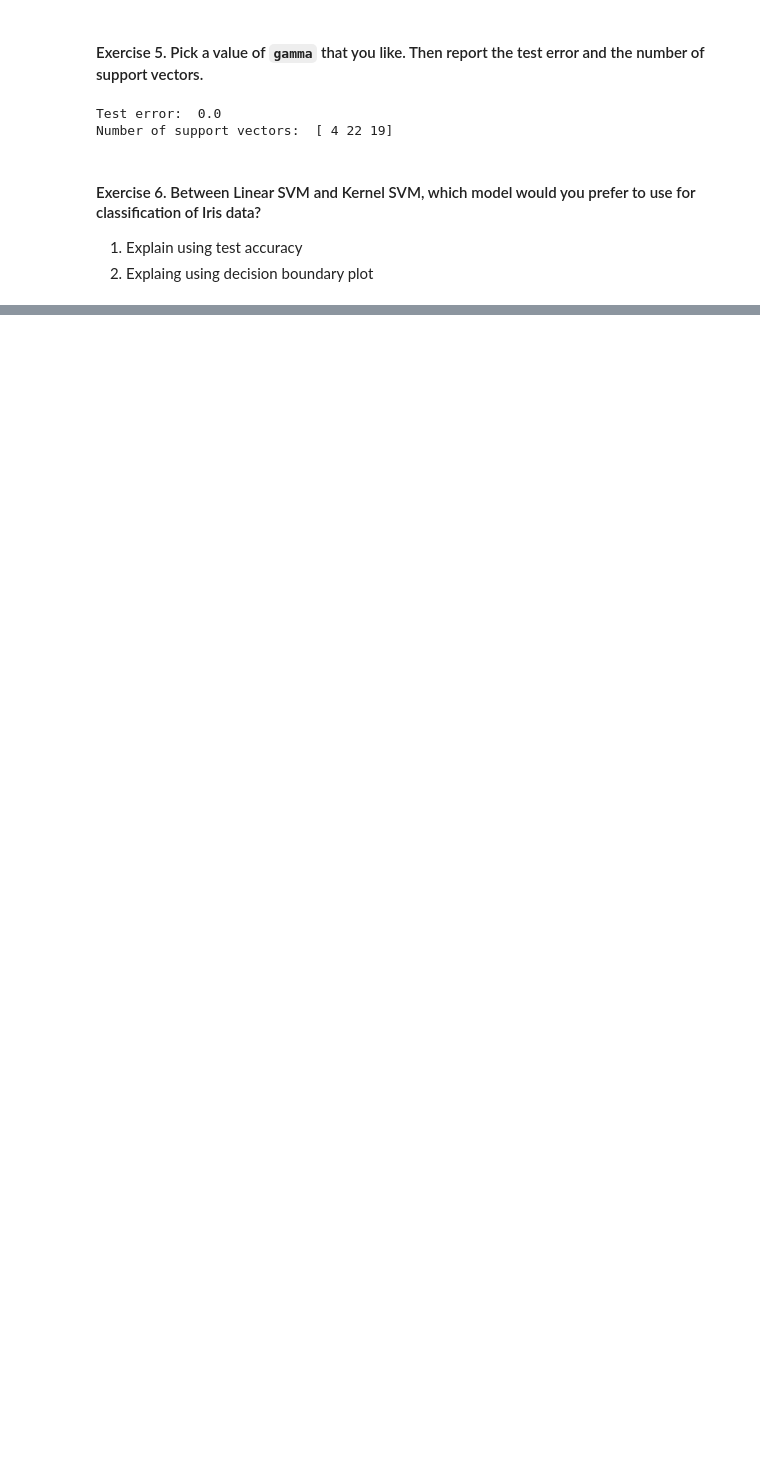
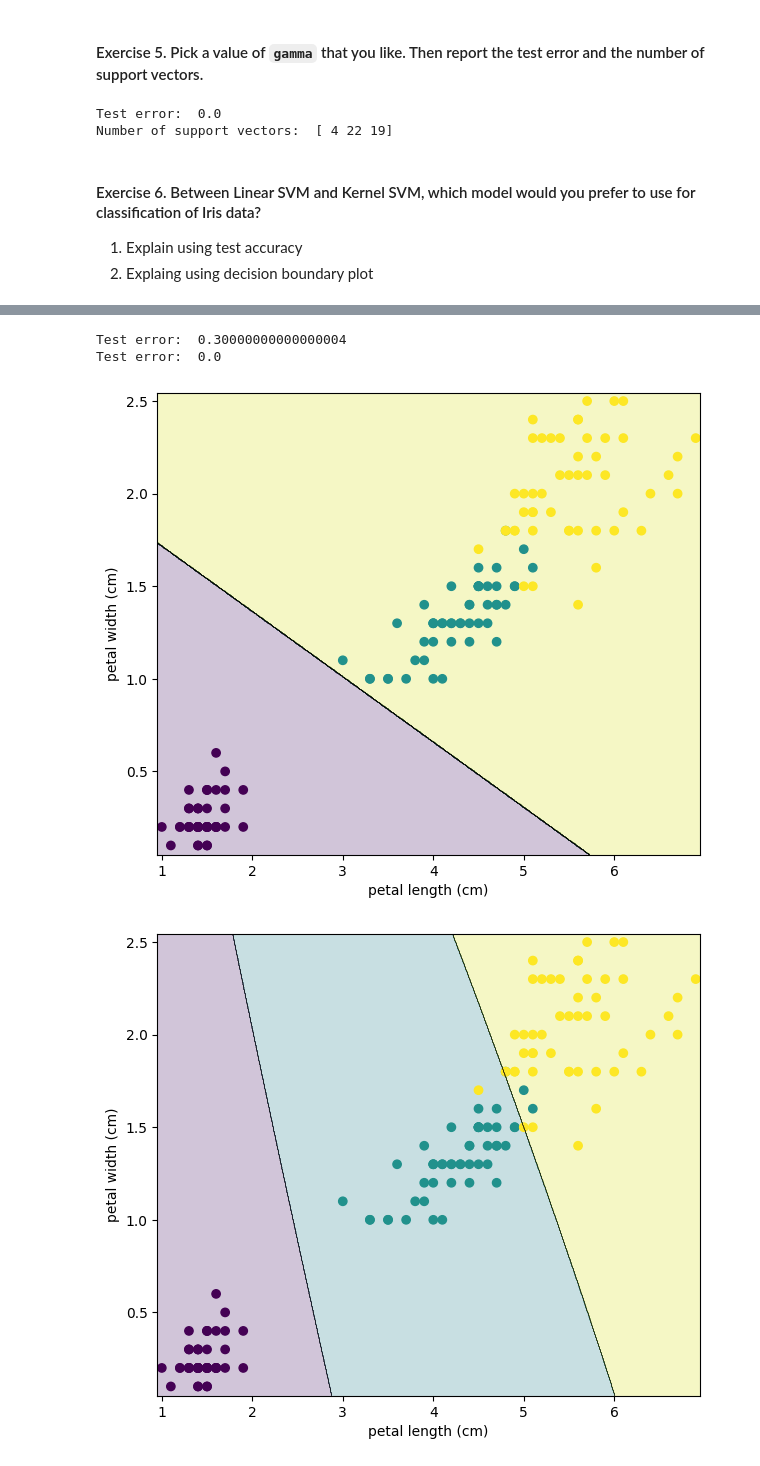
Before and after one commit to AthithepSuksupsri/229352_Stat-learning-for-data-sci, a Jupyter notebook: Lab06_SVM.ipynb, the cells around one changed output, grey strips where cells are left out. Cells and saved outputs as stored; diff of their text form; code cells hidden in the pictures; blank space fills up the shorter version.

```diff
--- a/Lab06_SVM.ipynb
+++ b/Lab06_SVM.ipynb
@@ -162,0 +168,17 @@ Number of support vectors:  [ 4 22 19]
+# %%
+#TODO
+# C = 0.1
+linsvm = LinearSVC(C = 0.1, loss='hinge')
+linsvm.fit(X_train, y_train)
+print("Test error: ", 1 - linsvm.score(X_test, y_test))
+plot_decision_boundary(linsvm, X, y)
+# gamma = 0.1
+svm = SVC(C = 1.0, kernel = "rbf", gamma = 0.1)
+svm.fit(X_train, y_train)
+print("Test error: ", 1 - svm.score(X_test, y_test))
+plot_decision_boundary(svm, X, y)
+# %% [output]
+Test error:  0.30000000000000004
+Test error:  0.0
+[figure, added]
+[figure, added]
```
Also changed, not shown: parts of 2 cells of this notebook.
